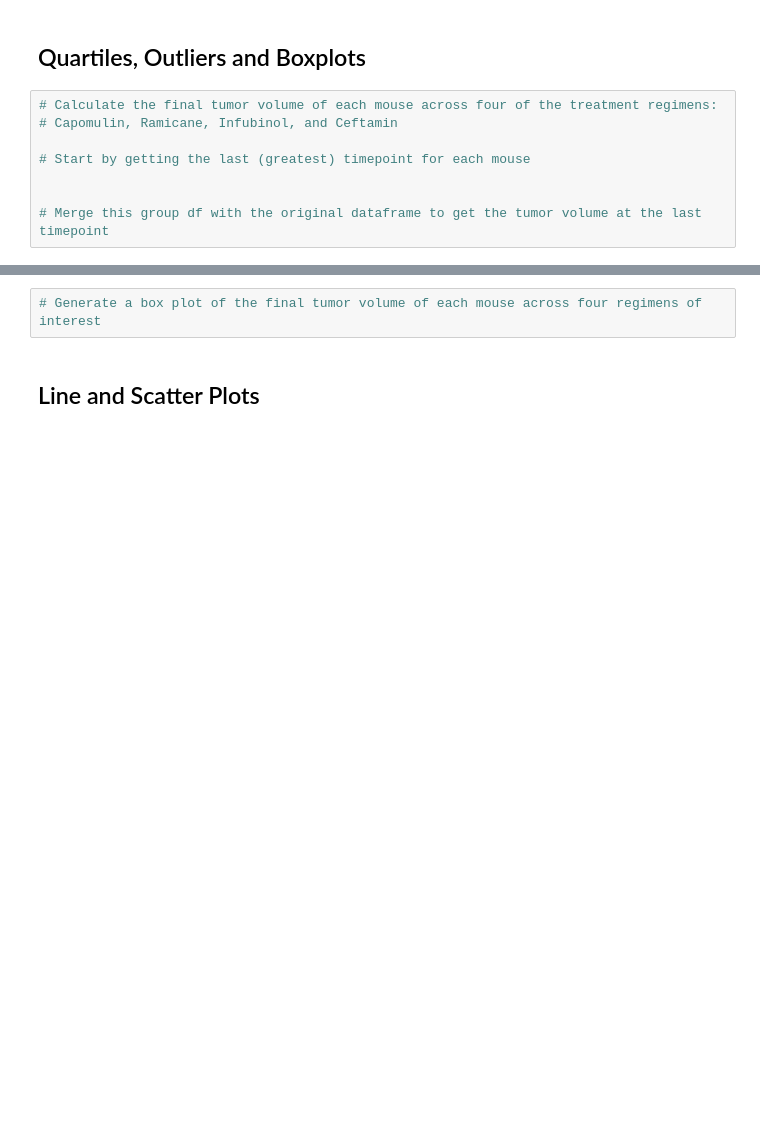
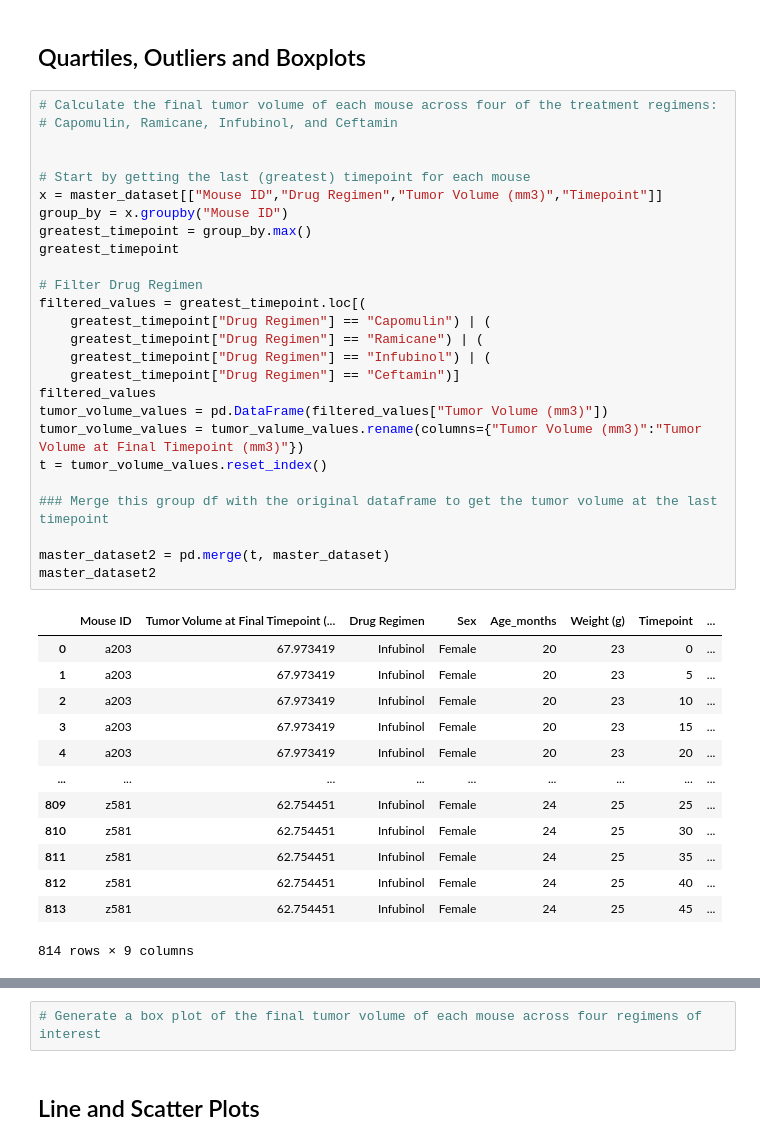
Before and after one commit to dsc55704973/matplotlib-challenge, a Jupyter notebook: pymaceuticals_starter.ipynb, the cells around one changed output, grey strips where cells are left out. Cells and saved outputs as stored; diff of their text form; blank space fills up the shorter version.

```diff
--- a/pymaceuticals_starter.ipynb
+++ b/pymaceuticals_starter.ipynb
@@ -140,10 +188,42 @@ plt.xticks(tick_locations, mice_df["Drug Regimen"],rotation=45)
 # %%
 # Calculate the final tumor volume of each mouse across four of the treatment regimens:
 # Capomulin, Ramicane, Infubinol, and Ceftamin
 
+
 # Start by getting the last (greatest) timepoint for each mouse
+x = master_dataset[["Mouse ID","Drug Regimen","Tumor Volume (mm3)","Timepoint"]]
+group_by = x.groupby("Mouse ID")
+greatest_timepoint = group_by.max()
+greatest_timepoint
 
+# Filter Drug Regimen
+filtered_values = greatest_timepoint.loc[(
+    greatest_timepoint["Drug Regimen"] == "Capomulin") | (
+    greatest_timepoint["Drug Regimen"] == "Ramicane") | (
+    greatest_timepoint["Drug Regimen"] == "Infubinol") | (
+    greatest_timepoint["Drug Regimen"] == "Ceftamin")]
+filtered_values
+tumor_volume_values = pd.DataFrame(filtered_values["Tumor Volume (mm3)"])
+tumor_volume_values = tumor_valume_values.rename(columns={"Tumor Volume (mm3)":"Tumor Volume at Final Timepoint (mm3)"})
+t = tumor_volume_values.reset_index()
 
-# Merge this group df with the original dataframe to get the tumor volume at the last timepoint
+### Merge this group df with the original dataframe to get the tumor volume at the last timepoint
+
+master_dataset2 = pd.merge(t, master_dataset)
+master_dataset2
+# %% [output]
+|  | Mouse ID | Tumor Volume at Final Timepoint (... | Drug Regimen | Sex | Age_months | Weight (g) | Timepoint | ... |
+| 0 | a203 | 67.973419 | Infubinol | Female | 20 | 23 | 0 | ... |
+| 1 | a203 | 67.973419 | Infubinol | Female | 20 | 23 | 5 | ... |
+| 2 | a203 | 67.973419 | Infubinol | Female | 20 | 23 | 10 | ... |
+| 3 | a203 | 67.973419 | Infubinol | Female | 20 | 23 | 15 | ... |
+| 4 | a203 | 67.973419 | Infubinol | Female | 20 | 23 | 20 | ... |
+| ... | ... | ... | ... | ... | ... | ... | ... | ... |
+| 809 | z581 | 62.754451 | Infubinol | Female | 24 | 25 | 25 | ... |
+| 810 | z581 | 62.754451 | Infubinol | Female | 24 | 25 | 30 | ... |
+| 811 | z581 | 62.754451 | Infubinol | Female | 24 | 25 | 35 | ... |
+| 812 | z581 | 62.754451 | Infubinol | Female | 24 | 25 | 40 | ... |
+| 813 | z581 | 62.754451 | Infubinol | Female | 24 | 25 | 45 | ... |
+814 rows × 9 columns
 # %%
 # Put treatments into a list for for loop (and later for plot labels)
```
Also changed, not shown: parts of 5 cells of this notebook.
